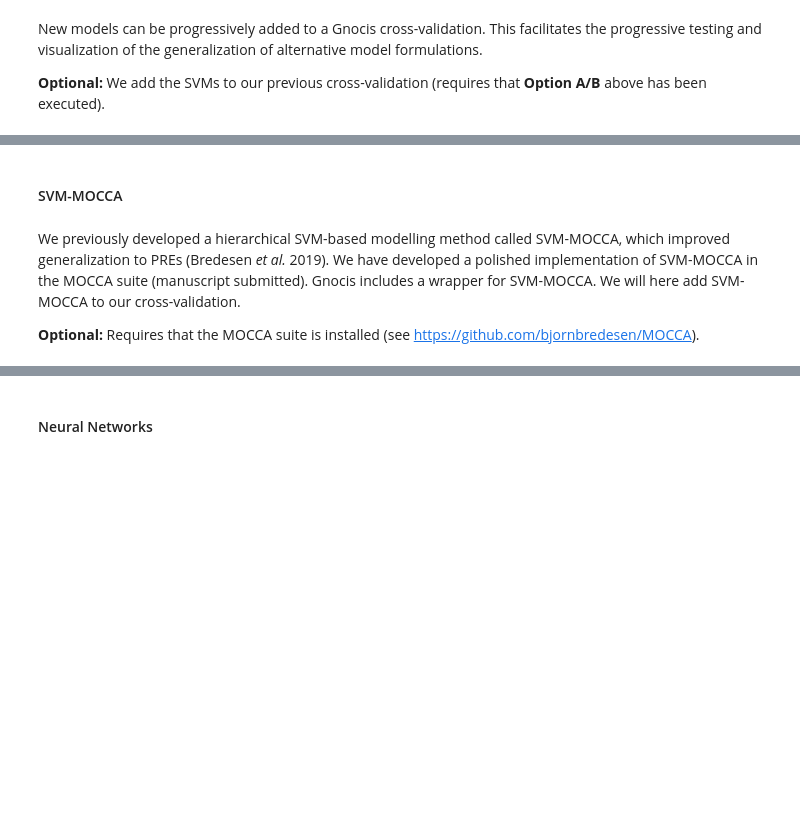
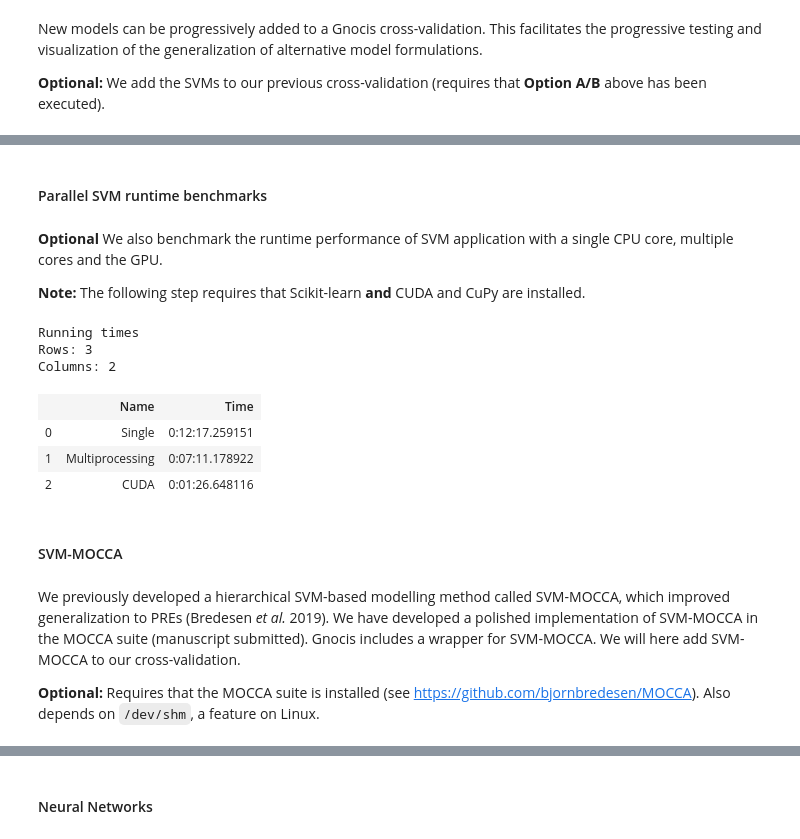
Before and after one commit to bjornbredesen/gnocis, a Jupyter notebook: tutorial/tutorial.ipynb, the cells around one changed output, grey strips where cells are left out. Drawn from its saved outputs; the diff is of its cells as text; code cells hidden in the pictures; blank space fills up the shorter version.

```diff
--- a/tutorial/tutorial.ipynb
+++ b/tutorial/tutorial.ipynb
@@ -544,7 +543,7 @@ lspectrumSVM = nc.kSpectrum(5)\
       .scale()\
       .model(sklnc.SVM(kDegree = 1, C = 1,
                        labelPositive = nc.positive,
-                       labelNegative = labelDummyPRE))\
+                       labelNegative = labelNonPcG))\
       .sequenceModel(name = 'SVM (linear, 5-spectrum)')
 
 spectrumSVM = nc.kSpectrum(5)\
@@ -552,7 +551,7 @@ spectrumSVM = nc.kSpectrum(5)\
       .scale()\
       .model(sklnc.SVM(kDegree = 2, C = 1,
                        labelPositive = nc.positive,
-                       labelNegative = labelDummyPRE))\
+                       labelNegative = labelNonPcG))\
       .sequenceModel(name = 'SVM (quadratic, 5-spectrum)')
 
 mismatchSVM = nc.kSpectrumMM(5)\
@@ -560,5 +559,5 @@ mismatchSVM = nc.kSpectrumMM(5)\
       .scale()\
       .model(sklnc.SVM(kDegree = 2, C = 1,
                        labelPositive = nc.positive,
-                       labelNegative = labelDummyPRE))\
+                       labelNegative = labelNonPcG))\
       .sequenceModel(name = 'SVM (quadratic, 5-spectrum mismatch)')
@@ -653,9 +592,70 @@ Columns: 3
+# %% [markdown]
+#### Parallel SVM runtime benchmarks
+# %% [markdown]
+**Optional** We also benchmark the runtime performance of SVM application with a single CPU core, multiple cores and the GPU.
+
+**Note:** The following step requires that Scikit-learn **and** CUDA and CuPy are installed.
+# %%
+import gnocis.sklearnModels as sklnc
+import time
+import datetime
+
+# Train single-CPU SVM
+mismatchSVM_SingleCPU = nc.kSpectrumMM(5)\
+      .window(size = 500, step = 250)\
+      .scale()\
+      .model(sklnc.SVM(kDegree = 2, C = 1, labelPositive = nc.positive, labelNegative = labelNonPcG))\
+      .sequenceModel(name = 'Single')
+mismatchSVM_SingleCPU = mismatchSVM_SingleCPU.train(CV.cvtrain[0])
+mismatchSVM_SingleCPU.enableMultiprocessing = False
+
+# Train multi-CPU SVM
+mismatchSVM_MultiCPU = nc.kSpectrumMM(5)\
+      .window(size = 500, step = 250)\
+      .scale()\
+      .model(sklnc.SVM(kDegree = 2, C = 1, labelPositive = nc.positive, labelNegative = labelNonPcG))\
+      .sequenceModel(name = 'Multiprocessing')
+mismatchSVM_MultiCPU = mismatchSVM_MultiCPU.train(CV.cvtrain[0])
+
+# Train GPU SVM
+mismatchSVM_CUDA = nc.kSpectrumMM(5)\
+      .window(size = 500, step = 250)\
+      .scale()\
+      .model(sklcunc.CUDASVM(kDegree = 2, C = 1, labelPositive = nc.positive, labelNegative = labelNonPcG))\
+      .sequenceModel(name = 'CUDA')
+mismatchSVM_CUDA = mismatchSVM_CUDA.train(CV.cvtrain[0])
+
+# Apply and time the different implementations
+def timerun(func):
+    t0 = time.time()
+    func()
+    return str(datetime.timedelta(seconds = time.time() - t0))
+
+nc.nctable('Running times', [
+    {
+        'Name': model.name,
+        'Time': str(timerun( lambda: model.score(DummyGenomic) ))
+    }
+    for model in [
+        mismatchSVM_SingleCPU,
+        mismatchSVM_MultiCPU,
+        mismatchSVM_CUDA,
+    ]
+])
+# %% [output]
+Running times
+Rows: 3
+Columns: 2
+|  | Name | Time |
+| 0 | Single | 0:12:17.259151 |
+| 1 | Multiprocessing | 0:07:11.178922 |
+| 2 | CUDA | 0:01:26.648116 |
 # %% [markdown]
 #### SVM-MOCCA
 # %% [markdown]
 We previously developed a hierarchical SVM-based modelling method called SVM-MOCCA, which improved generalization to PREs (Bredesen *et al.* 2019). We have developed a polished implementation of SVM-MOCCA in the MOCCA suite (manuscript submitted). Gnocis includes a wrapper for SVM-MOCCA. We will here add SVM-MOCCA to our cross-validation.
 
-**Optional:** Requires that the MOCCA suite is installed (see https://github.com/bjornbredesen/MOCCA).
+**Optional:** Requires that the MOCCA suite is installed (see https://github.com/bjornbredesen/MOCCA). Also depends on `/dev/shm`, a feature on Linux.
 # %%
 import gnocis.MOCCAModels as ncMOCCA
 
```
Also changed, not shown: parts of 32 cells of this notebook.
